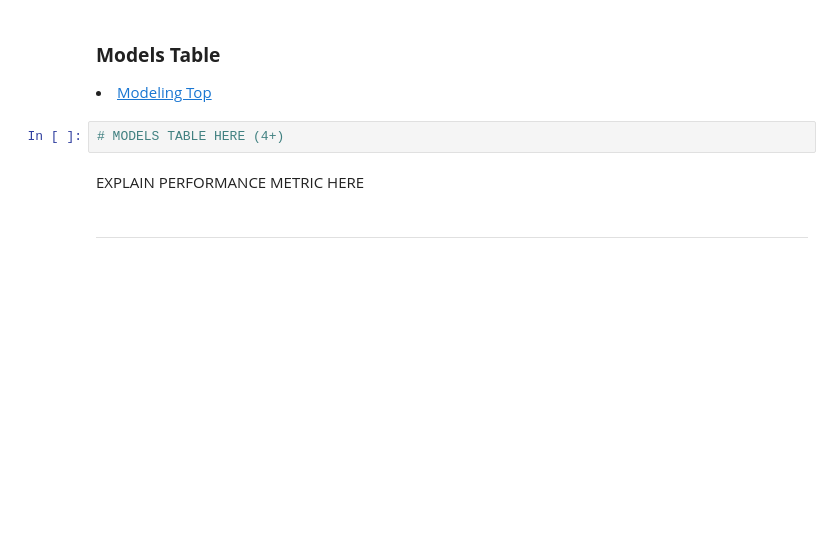
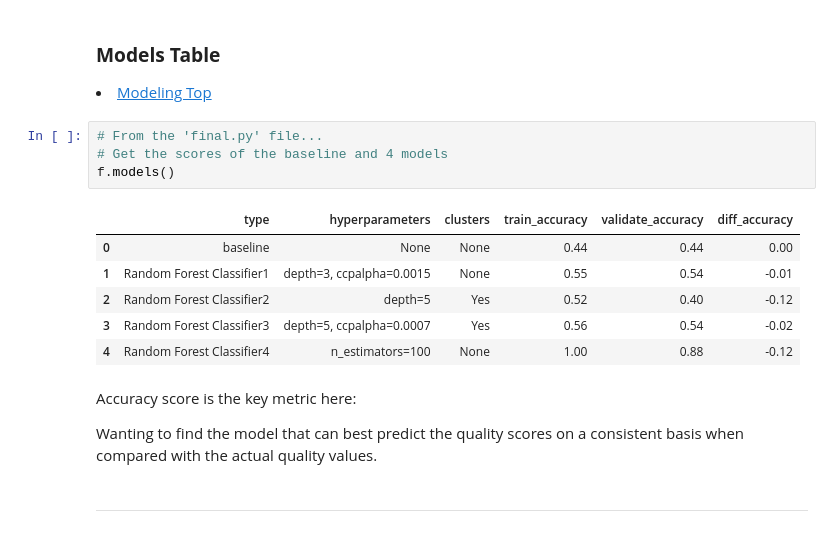
Before and after one commit to all-for-wine-andwine-for-all/all-for-wine-and-wine-for-all, a Jupyter notebook: final_report.ipynb, the cells around one changed output. Cells and saved outputs as stored; diff of their text form; blank space fills up the shorter version.

```diff
--- a/final_report.ipynb
+++ b/final_report.ipynb
@@ -237,9 +277,20 @@ Summary HERE
 <h3><b>Models Table</b></h3>
 <li><a href='#model'>Modeling Top</a></li>
 # %%
-# MODELS TABLE HERE (4+)
+# From the 'final.py' file...
+# Get the scores of the baseline and 4 models
+f.models()
+# %% [output]
+|  | type | hyperparameters | clusters | train_accuracy | validate_accuracy | diff_accuracy |
+| 0 | baseline | None | None | 0.44 | 0.44 | 0.00 |
+| 1 | Random Forest Classifier1 | depth=3, ccpalpha=0.0015 | None | 0.55 | 0.54 | -0.01 |
+| 2 | Random Forest Classifier2 | depth=5 | Yes | 0.52 | 0.40 | -0.12 |
+| 3 | Random Forest Classifier3 | depth=5, ccpalpha=0.0007 | Yes | 0.56 | 0.54 | -0.02 |
+| 4 | Random Forest Classifier4 | n_estimators=100 | None | 1.00 | 0.88 | -0.12 |
 # %% [markdown]
-EXPLAIN PERFORMANCE METRIC HERE
+Accuracy score is the key metric here:
+
+Wanting to find the model that can best predict the quality scores on a consistent basis when compared with the actual quality values.
 # %% [markdown]
 ---
 # %% [markdown]
```
Also changed, not shown: parts of 12 cells of this notebook, 1 other file.
